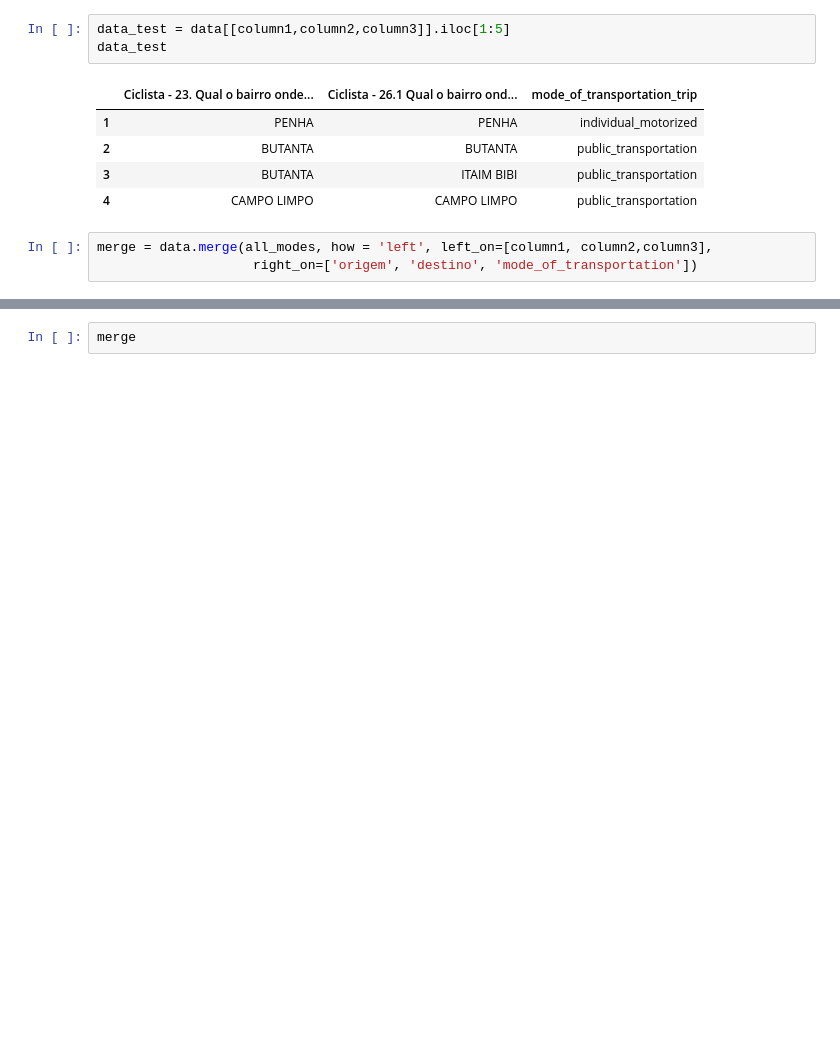
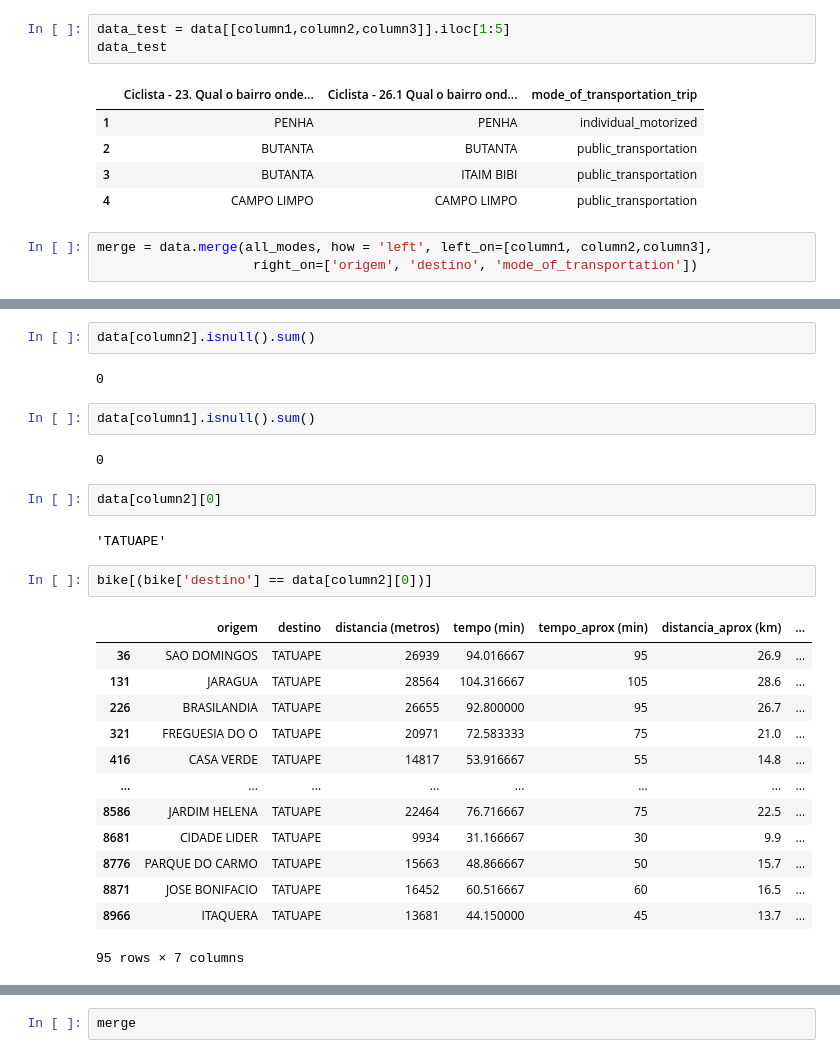
Before and after one commit to anayflima/bikesp-analysis, a Jupyter notebook: data_analysis/WB/matrices_time_distance.ipynb, the cells around one changed output, grey strips where cells are left out. Cells and saved outputs as stored; diff of their text form; blank space fills up the shorter version.

```diff
--- a/data_analysis/WB/matrices_time_distance.ipynb
+++ b/data_analysis/WB/matrices_time_distance.ipynb
@@ -352,0 +417,28 @@ merge = data.merge(all_modes, how = 'left', left_on=[column1, column2,column3],
+# %%
+data[column2].isnull().sum()
+# %% [output]
+0
+# %%
+data[column1].isnull().sum()
+# %% [output]
+0
+# %%
+data[column2][0]
+# %% [output]
+'TATUAPE'
+# %%
+bike[(bike['destino'] == data[column2][0])]
+# %% [output]
+|  | origem | destino | distancia (metros) | tempo (min) | tempo_aprox (min) | distancia_aprox (km) | ... |
+| 36 | SAO DOMINGOS | TATUAPE | 26939 | 94.016667 | 95 | 26.9 | ... |
+| 131 | JARAGUA | TATUAPE | 28564 | 104.316667 | 105 | 28.6 | ... |
+| 226 | BRASILANDIA | TATUAPE | 26655 | 92.800000 | 95 | 26.7 | ... |
+| 321 | FREGUESIA DO O | TATUAPE | 20971 | 72.583333 | 75 | 21.0 | ... |
+| 416 | CASA VERDE | TATUAPE | 14817 | 53.916667 | 55 | 14.8 | ... |
+| ... | ... | ... | ... | ... | ... | ... | ... |
+| 8586 | JARDIM HELENA | TATUAPE | 22464 | 76.716667 | 75 | 22.5 | ... |
+| 8681 | CIDADE LIDER | TATUAPE | 9934 | 31.166667 | 30 | 9.9 | ... |
+| 8776 | PARQUE DO CARMO | TATUAPE | 15663 | 48.866667 | 50 | 15.7 | ... |
+| 8871 | JOSE BONIFACIO | TATUAPE | 16452 | 60.516667 | 60 | 16.5 | ... |
+| 8966 | ITAQUERA | TATUAPE | 13681 | 44.150000 | 45 | 13.7 | ... |
+95 rows × 7 columns
```
Also changed, not shown: parts of 24 cells of this notebook.
